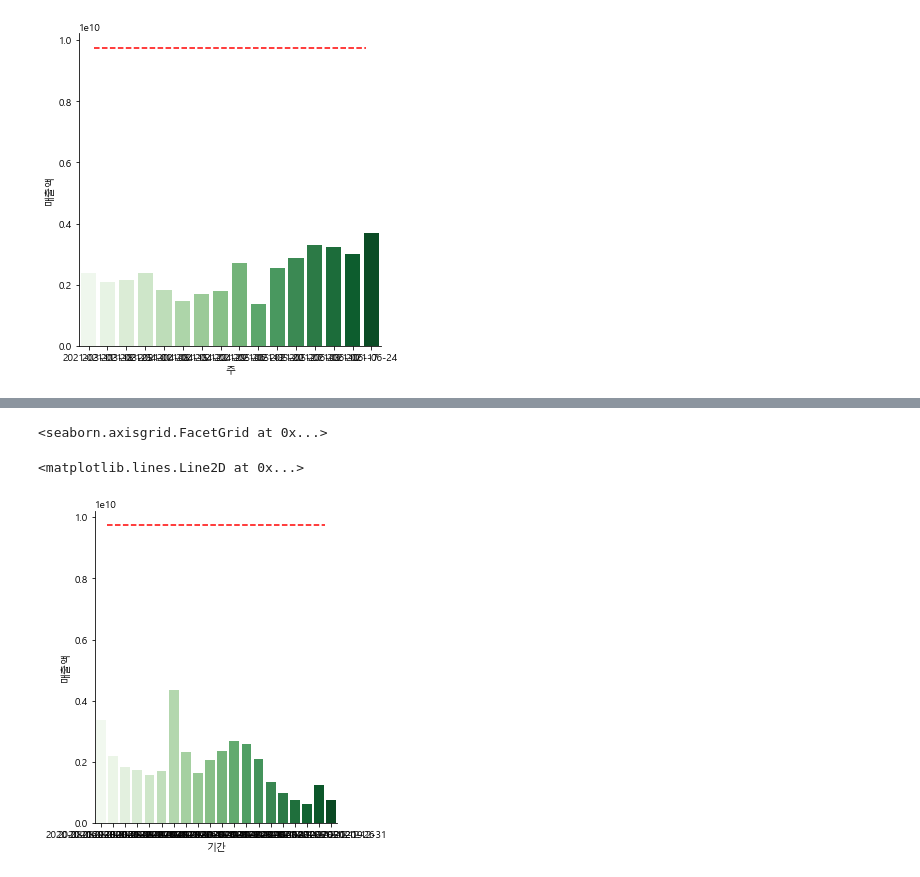
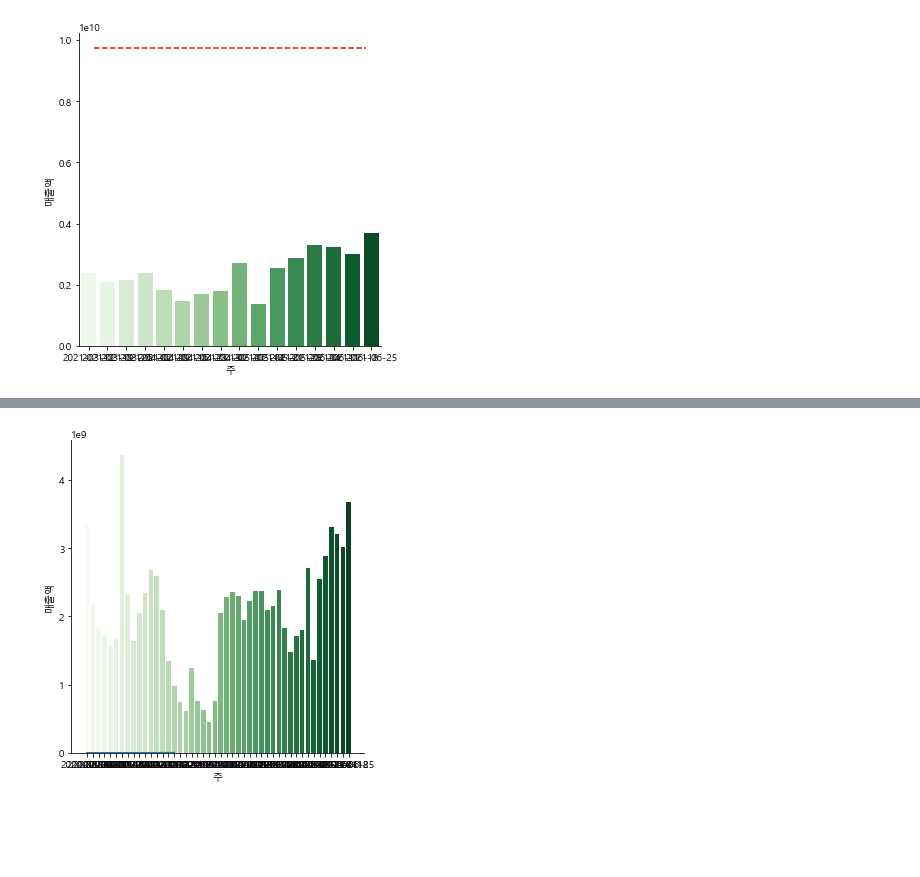
Before and after one commit to vvspearlvvs/MultiCampus_Project, a Jupyter notebook: 시각화_Testing/210818_시각화 테스트 자료.ipynb, the cells around one changed output, grey strips where cells are left out. Drawn from its saved outputs; the diff is of its cells as text; code cells hidden in the pictures; blank space fills up the shorter version.

```diff
--- a/시각화_Testing/210818_시각화 테스트 자료.ipynb
+++ b/시각화_Testing/210818_시각화 테스트 자료.ipynb
@@ -92,0 +336,4 @@ movie_seoul_2020 = seuoul_test_data_2020.sort_values(by=['기간', '매출액'])
+# %%
+## seoul_vaccine에 주 컬럼 추가
+
+seoul_vaccine['주'] = seuoul_test_data_2021_av['주']
@@ -92,0 +366,6 @@ movie_seoul_2020 = seuoul_test_data_2020.sort_values(by=['기간', '매출액'])
+# %%
+seoul_vaccine.drop(['일자', '주간1차접종자수','주간2차접종자수'],axis=1, inplace=True)
+# %%
+seoul_vaccine=seoul_vaccine[['1차접종누계','2차접종누계','주']]
+# %%
+tot_seoul_data.reset_index(drop=True, inplace=True)
@@ -93,7 +577,10 @@ movie_seoul_2020 = seuoul_test_data_2020.sort_values(by=['기간', '매출액'])
 # %%
-sns.catplot(data = movie_seoul_2020, x='기간', y='매출액', kind = 'bar', palette = 'Greens')
-plt.axhline(avg_movie['매출액'][0],0.05, 0.95, color = 'red', linestyle = '--' )
+
+
+fig_movie = sns.catplot(data = tot_seoul_data, x='주', y='매출액', kind = 'bar', palette = 'Greens')
+fig_vacc = sns.lineplot(data = seoul_vaccine, x='주', y='1차접종누계')
+# fig_movie.fig.set_size_inches(15,10)
+# plt.axhline(avg_movie['매출액'][0],0.05, 0.95, color = 'red', linestyle = '--' )
+# plt.xticks(rotation = - 45 )
 # %% [output]
-<seaborn.axisgrid.FacetGrid at 0x...>
-<matplotlib.lines.Line2D at 0x...>
-[figure, old version]
+[figure, new version]
```
Also changed, not shown: parts of 50 cells of this notebook, 9 other files.
